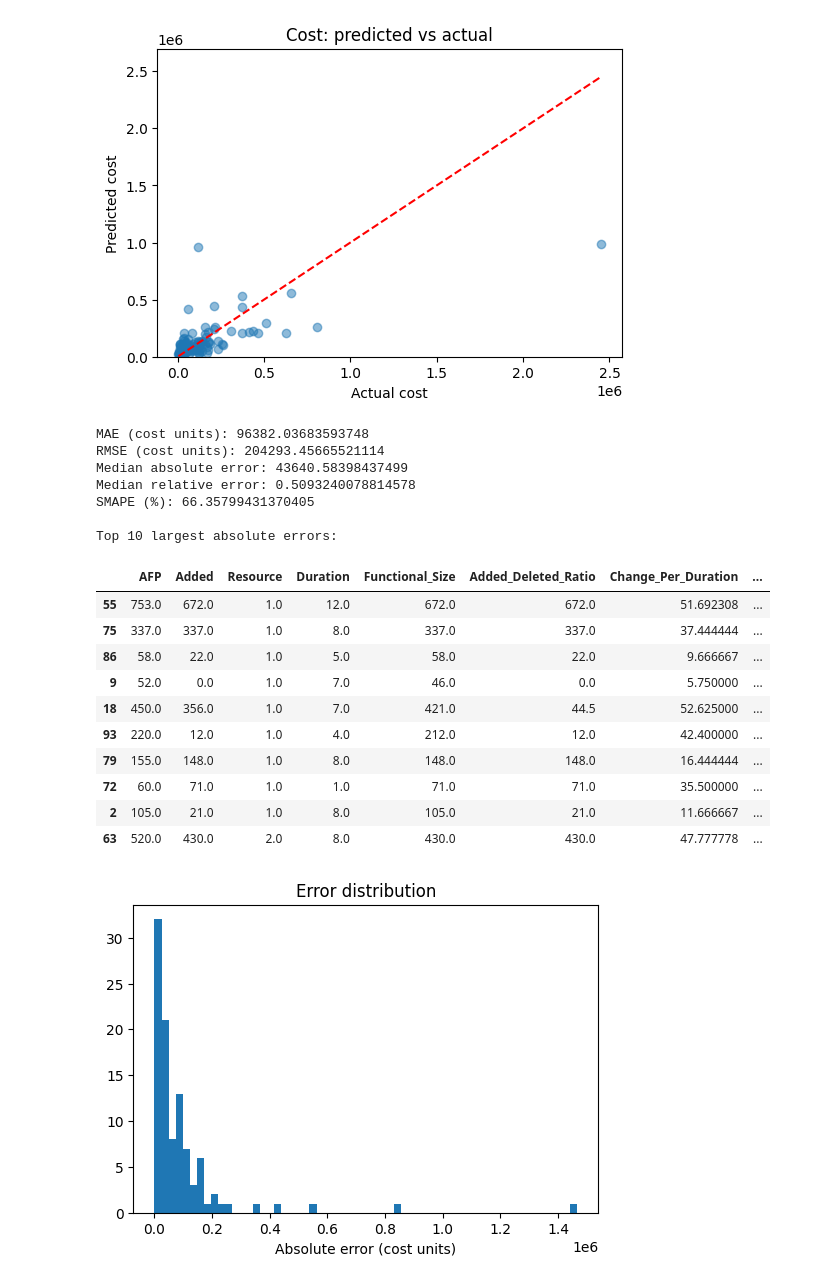
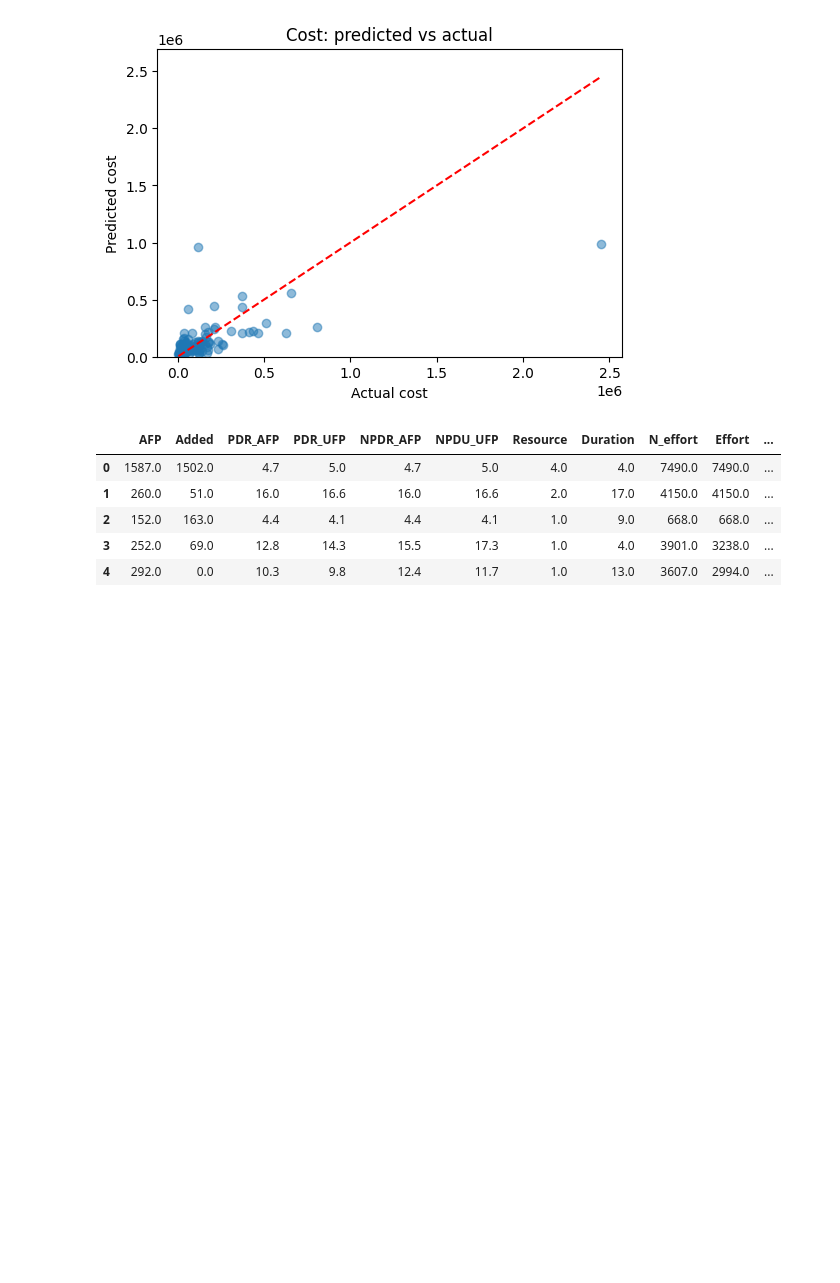
Before and after one commit to Anuja7781/Software-Cost-Estimation, a Jupyter notebook: notebook/datapreprocessing.ipynb, the cells around one changed output. Cells and saved outputs as stored; diff of their text form; code cells hidden in the pictures; blank space fills up the shorter version.

```diff
--- a/notebook/datapreprocessing.ipynb
+++ b/notebook/datapreprocessing.ipynb
@@ -378,23 +377,11 @@ Test set R² (cost units): 0.4445887166354434
 [figure]
 [figure]
 # %%
+df.head()
 # %% [output]
-MAE (cost units): 96382.03683593748
-RMSE (cost units): 204293.45665521114
-Median absolute error: 43640.58398437499
-Median relative error: 0.5093240078814578
-SMAPE (%): 66.35799431370405
-
-Top 10 largest absolute errors:
-|  | AFP | Added | Resource | Duration | Functional_Size | Added_Deleted_Ratio | Change_Per_Duration | ... |
-| 55 | 753.0 | 672.0 | 1.0 | 12.0 | 672.0 | 672.0 | 51.692308 | ... |
-| 75 | 337.0 | 337.0 | 1.0 | 8.0 | 337.0 | 337.0 | 37.444444 | ... |
-| 86 | 58.0 | 22.0 | 1.0 | 5.0 | 58.0 | 22.0 | 9.666667 | ... |
-| 9 | 52.0 | 0.0 | 1.0 | 7.0 | 46.0 | 0.0 | 5.750000 | ... |
-| 18 | 450.0 | 356.0 | 1.0 | 7.0 | 421.0 | 44.5 | 52.625000 | ... |
-| 93 | 220.0 | 12.0 | 1.0 | 4.0 | 212.0 | 12.0 | 42.400000 | ... |
-| 79 | 155.0 | 148.0 | 1.0 | 8.0 | 148.0 | 148.0 | 16.444444 | ... |
-| 72 | 60.0 | 71.0 | 1.0 | 1.0 | 71.0 | 71.0 | 35.500000 | ... |
-| 2 | 105.0 | 21.0 | 1.0 | 8.0 | 105.0 | 21.0 | 11.666667 | ... |
-| 63 | 520.0 | 430.0 | 2.0 | 8.0 | 430.0 | 430.0 | 47.777778 | ... |
+|  | AFP | Added | PDR_AFP | PDR_UFP | NPDR_AFP | NPDU_UFP | Resource | Duration | N_effort | Effort | ... |
+| 0 | 1587.0 | 1502.0 | 4.7 | 5.0 | 4.7 | 5.0 | 4.0 | 4.0 | 7490.0 | 7490.0 | ... |
+| 1 | 260.0 | 51.0 | 16.0 | 16.6 | 16.0 | 16.6 | 2.0 | 17.0 | 4150.0 | 4150.0 | ... |
+| 2 | 152.0 | 163.0 | 4.4 | 4.1 | 4.4 | 4.1 | 1.0 | 9.0 | 668.0 | 668.0 | ... |
+| 3 | 252.0 | 69.0 | 12.8 | 14.3 | 15.5 | 17.3 | 1.0 | 4.0 | 3901.0 | 3238.0 | ... |
+| 4 | 292.0 | 0.0 | 10.3 | 9.8 | 12.4 | 11.7 | 1.0 | 13.0 | 3607.0 | 2994.0 | ... |
-[figure, removed]
```
Also changed, not shown: parts of 2 cells of this notebook, 34 other files.
